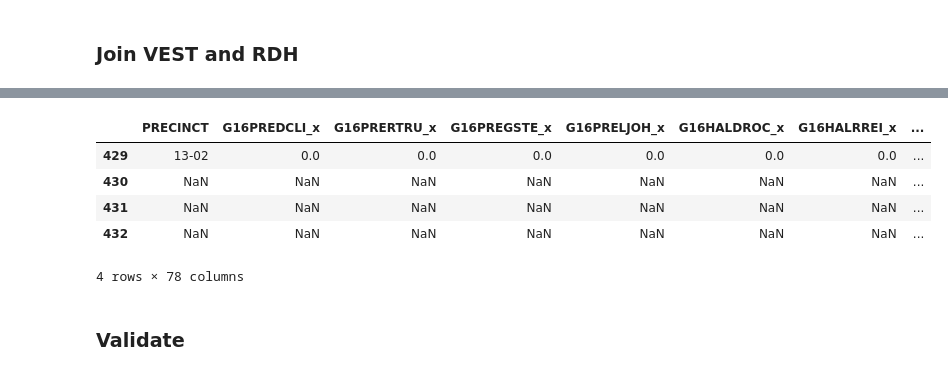
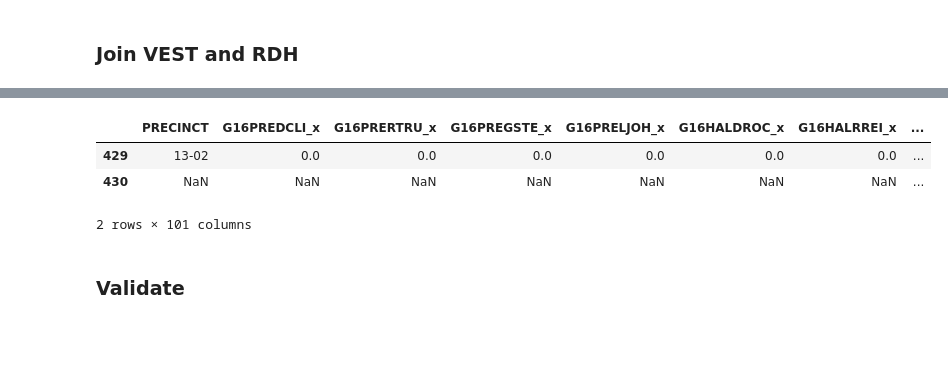
Before and after one commit to nonpartisan-redistricting-datahub/pdv-de, a Jupyter notebook: vest-de-2016/vest-de-2016-validation.ipynb, the cells around one changed output, grey strips where cells are left out. Saved outputs shown, nothing was run; the diff lists cells and outputs as text; code cells hidden in the pictures; blank space fills up the shorter version.

Commit message:
distributing county votes for 2018, 2016

```diff
--- a/vest-de-2016/vest-de-2016-validation.ipynb
+++ b/vest-de-2016/vest-de-2016-validation.ipynb
@@ -215,0 +264,4 @@ We will only validate the statewide totals and not continue to validate the coun
+# %%
+election_results_county.loc[election_results_county["District"] == '17-02',"COUNTY"]="New Castle County"
+election_results_county.loc[election_results_county["District"] == '16-31',"COUNTY"]="Kent County"
+election_results_county.loc[election_results_county["District"] == '16-41',"COUNTY"]="Sussex County"
@@ -215,0 +279,5 @@ We will only validate the statewide totals and not continue to validate the coun
+# %%
+election_results_county.loc[election_results_county["District"] == '10-09',"COUNTY"]="New Castle County"
+election_results_county.loc[election_results_county["District"] == '11-09',"COUNTY"]="New Castle County"
+election_results_county.loc[election_results_county["District"] == '12-09',"COUNTY"]="New Castle County"
+election_results_county.loc[election_results_county["District"] == '13-09',"COUNTY"]="New Castle County"
@@ -215,0 +394,10 @@ We will only validate the statewide totals and not continue to validate the coun
+# %%
+df_receiving_votes = election_results_county[~election_results_county['District'].isin(['17-02','16-31','16-41'])]
+df_allocating = election_results_county[election_results_county['District'].isin(['17-02','16-31','16-41'])]
+column_list = ['G16PREDCLI', 'G16PRERTRU', 'G16PREGSTE', 'G16PRELJOH',
+       'G16HALDROC', 'G16HALRREI', 'G16HALGPER', 'G16HALLGES', 'G16GOVDCAR',
+       'G16GOVRBON', 'G16GOVGGRO', 'G16GOVLGOW', 'G16LTGDHAL', 'G16LTGRGUN',
+       'G16INSDNAV', 'G16INSRCRA']
+col_allocating = 'COUNTY'
+
+df_allocated = allocate_absentee(df_receiving_votes,df_allocating,column_list,col_allocating)
@@ -216,5 +452,5 @@ We will only validate the statewide totals and not continue to validate the coun
 # %% [markdown]
 ### Join VEST and RDH
 # %%
-merge_df = vest_shp.merge(election_results, left_on = 'PRECINCT', right_on = 'District', how = 'outer', indicator = True)
+merge_df = vest_shp.merge(df_allocated, left_on = 'PRECINCT', right_on = 'District', how = 'outer', indicator = "final_merge")
 # %%
@@ -229,12 +465,10 @@ merge_df.groupby('_merge').count()
 # %%
-merge_df[merge_df['_merge'] != 'both']
+merge_df[merge_df['final_merge'] != 'both']
 # %% [output]
 |  | PRECINCT | G16PREDCLI_x | G16PRERTRU_x | G16PREGSTE_x | G16PRELJOH_x | G16HALDROC_x | G16HALRREI_x | ... |
 | 429 | 13-02 | 0.0 | 0.0 | 0.0 | 0.0 | 0.0 | 0.0 | ... |
 | 430 | NaN | NaN | NaN | NaN | NaN | NaN | NaN | ... |
-| 431 | NaN | NaN | NaN | NaN | NaN | NaN | NaN | ... |
-| 432 | NaN | NaN | NaN | NaN | NaN | NaN | NaN | ... |
-4 rows × 78 columns
+2 rows × 101 columns
 # %% [markdown]
 ### Validate
 # %%
```
Also changed, not shown: parts of 23 cells of this notebook, 1 other file.
